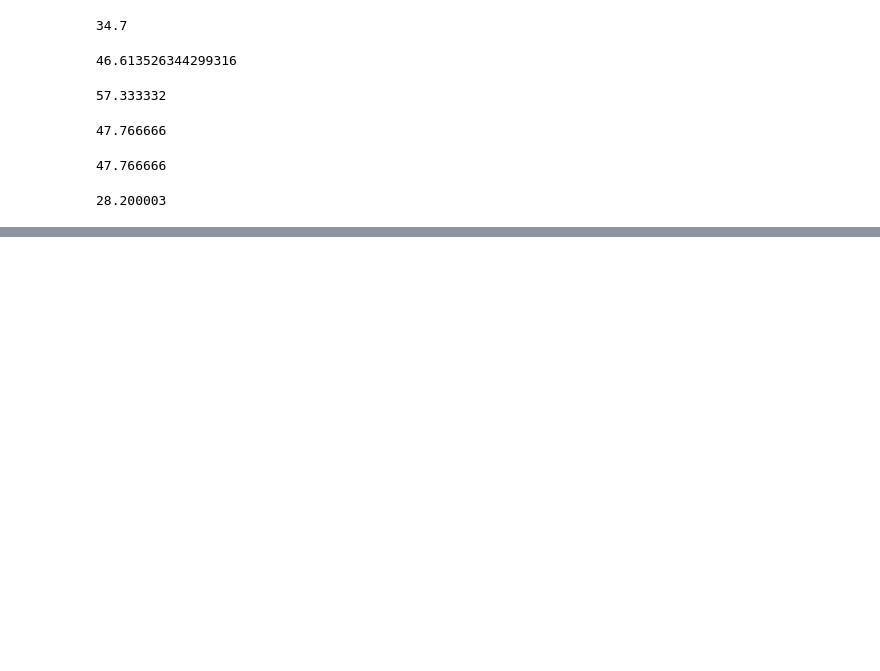
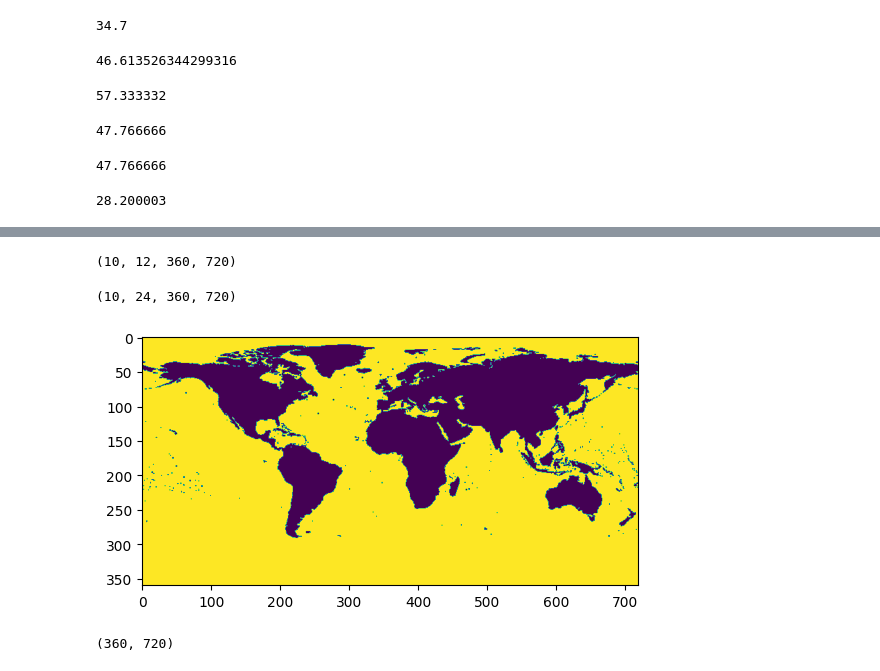
Before and after one commit to dadavie/planetary_garden, a Jupyter notebook: notebooks/Notebook_DavidSchildberger.ipynb, the cells around one changed output, grey strips where cells are left out. Drawn from its saved outputs; the diff is of its cells as text; code cells hidden in the pictures; blank space fills up the shorter version.

```diff
--- a/notebooks/Notebook_DavidSchildberger.ipynb
+++ b/notebooks/Notebook_DavidSchildberger.ipynb
@@ -511,0 +466,4 @@ TypeError: list indices must be integers or slices, not tuple
+# %%
+dat_.shape
+# %% [output]
+(10, 12, 360, 720)
@@ -511,0 +482,9 @@ TypeError: list indices must be integers or slices, not tuple
+# %%
+dt = retrieve_all_features_all_years_CRU_data(1980,1982)
+dt.shape
+# %% [output]
+(10, 24, 360, 720)
+# %%
+plt.imshow(np.flip(dt[0,0,:,:],0));
+# %% [output]
+[figure, added]
@@ -511,0 +502,5 @@ TypeError: list indices must be integers or slices, not tuple
+# %%
+b1 = bio_1(1980)
+b1.shape
+# %% [output]
+(360, 720)
```
Also changed, not shown: parts of 53 cells of this notebook.
